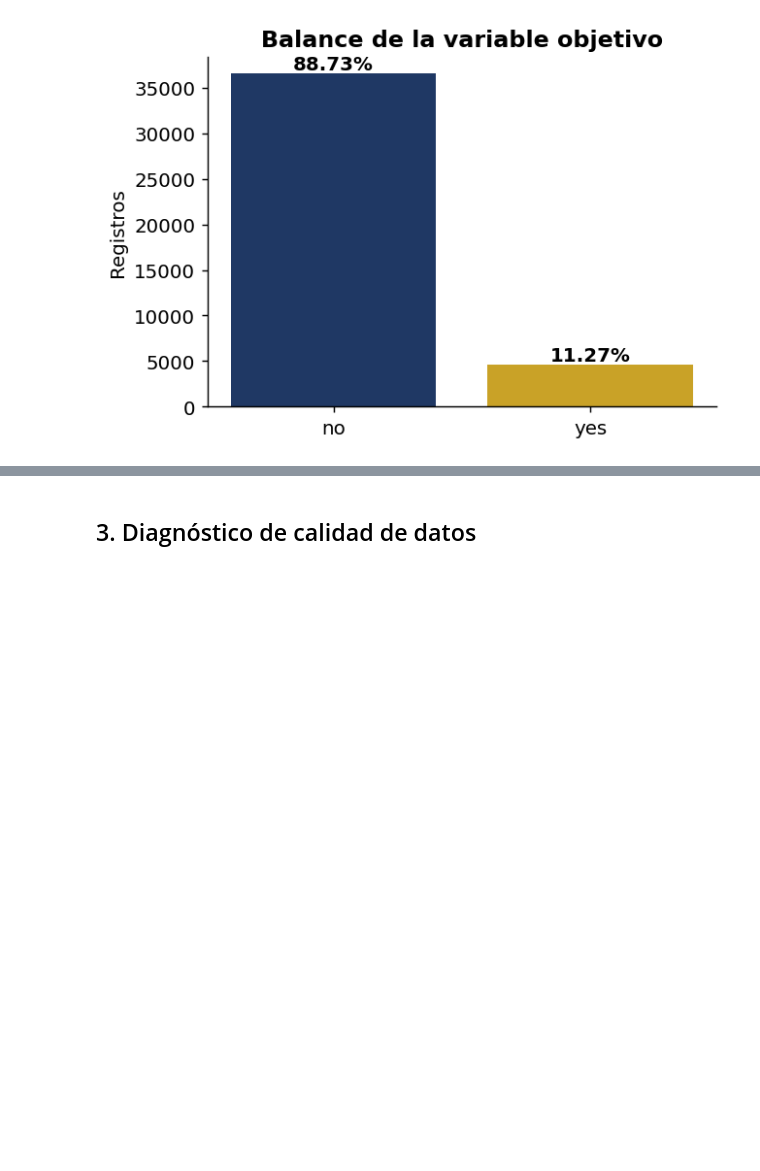
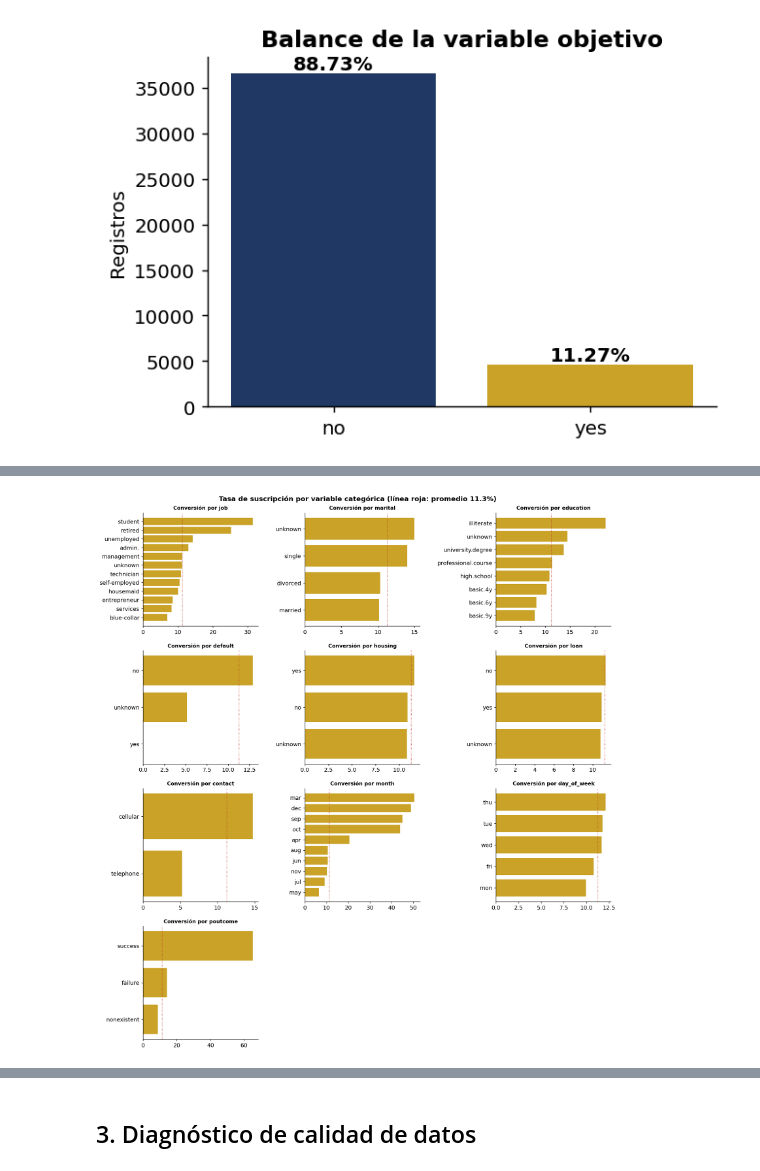
Before and after one commit to dihego2402/Manejo-de-Datos-para-IA, a Jupyter notebook: Bank_Marketing_Notebook_Paper.ipynb, the cells around one changed output, grey strips where cells are left out. Drawn from its saved outputs; the diff is of its cells as text; code cells hidden in the pictures; blank space fills up the shorter version.

```diff
--- a/Bank_Marketing_Notebook_Paper.ipynb
+++ b/Bank_Marketing_Notebook_Paper.ipynb
@@ -173,0 +218,11 @@ clase  cantidad  porcentaje
+# %%
+filas = []
+for c in NUM_EDA:
+    q1, q3 = df_raw[c].quantile([0.25, 0.75]); iqr = q3 - q1
+    lo, hi = q1 - 1.5*iqr, q3 + 1.5*iqr
+    n = int(((df_raw[c] < lo) | (df_raw[c] > hi)).sum())
+    filas.append({'variable': c, 'Q1': round(q1,2), 'Q3': round(q3,2), 'IQR': round(iqr,2),
+                  'lim_inf': round(lo,2), 'lim_sup': round(hi,2),
+                  'n_outliers': n, 'pct_outliers': round(n/len(df_raw)*100, 2)})
+outliers_report = pd.DataFrame(filas).sort_values('pct_outliers', ascending=False).reset_index(drop=True)
+outliers_report
@@ -173,0 +241,14 @@ clase  cantidad  porcentaje
+# %%
+prom = (df_raw['y'] == 'yes').mean() * 100
+fig, axs = plt.subplots(4, 3, figsize=(14, 15), constrained_layout=True); axs = axs.ravel()
+for k, c in enumerate(CAT_EDA):
+    t = df_raw.groupby(c)['y'].apply(lambda s: (s == 'yes').mean() * 100).sort_values()
+    axs[k].barh(t.index.astype(str), t.values, color=GOLD)
+    axs[k].axvline(prom, color=RED, ls=':', lw=1)
+    axs[k].set_title(f'Conversión por {c}', fontsize=10)
+for k in range(len(CAT_EDA), len(axs)): axs[k].axis('off')
+fig.set_constrained_layout_pads(hspace=0.06, wspace=0.10)
+fig.suptitle(f'Tasa de suscripción por variable categórica (línea roja: promedio {prom:.1f}%)', fontweight='bold')
+plt.show()
+# %% [output]
+[figure, added]
```
Also changed, not shown: parts of 7 cells of this notebook.
